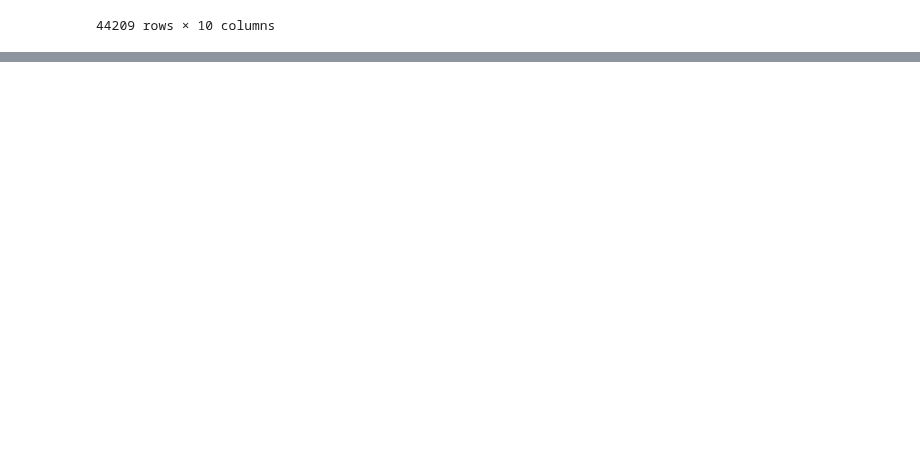
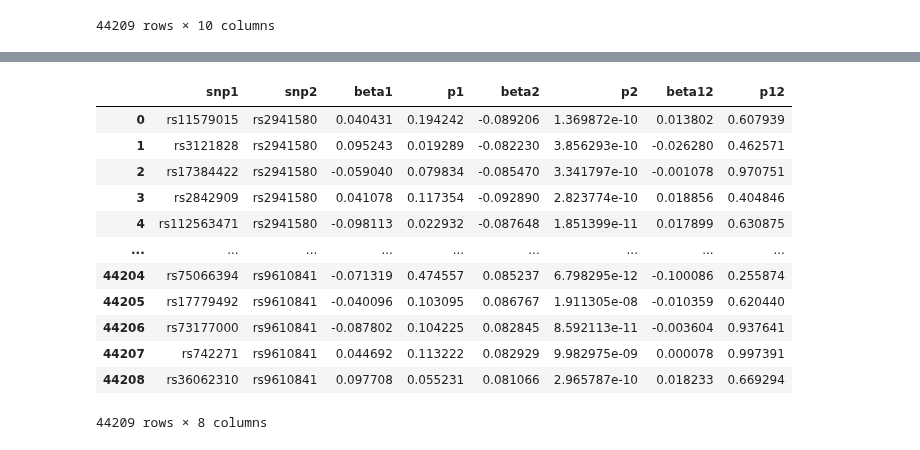
Before and after one commit to statgenetics/UKBB_GWAS_dev, a Jupyter notebook: analysis/regenie_interaction/interaction_python.ipynb, the cells around one changed output, grey strips where cells are left out. Drawn from its saved outputs; the diff is of its cells as text; code cells hidden in the pictures; blank space fills up the shorter version.

```diff
--- a/analysis/regenie_interaction/interaction_python.ipynb
+++ b/analysis/regenie_interaction/interaction_python.ipynb
@@ -4156,5 +4174,20 @@ interstat3.sort_values("p12_1").head(10)
 # %%
 interstat4 = interstat3.drop(["beta12_2","p12_2"],axis=1)
 interstat4 = interstat4.rename(columns={"beta12_1":"beta12","p12_1":"p12","beta1_1":"beta1","p1_2":"p2","beta1_2":"beta2"})
+interstat4 = interstat4[["snp1","snp2","beta1","p1","beta2","p2","beta12","p12"]]
 interstat4
+# %% [output]
+|  | snp1 | snp2 | beta1 | p1 | beta2 | p2 | beta12 | p12 |
+| 0 | rs11579015 | rs2941580 | 0.040431 | 0.194242 | -0.089206 | 1.369872e-10 | 0.013802 | 0.607939 |
+| 1 | rs3121828 | rs2941580 | 0.095243 | 0.019289 | -0.082230 | 3.856293e-10 | -0.026280 | 0.462571 |
+| 2 | rs17384422 | rs2941580 | -0.059040 | 0.079834 | -0.085470 | 3.341797e-10 | -0.001078 | 0.970751 |
+| 3 | rs2842909 | rs2941580 | 0.041078 | 0.117354 | -0.092890 | 2.823774e-10 | 0.018856 | 0.404846 |
+| 4 | rs112563471 | rs2941580 | -0.098113 | 0.022932 | -0.087648 | 1.851399e-11 | 0.017899 | 0.630875 |
+| ... | ... | ... | ... | ... | ... | ... | ... | ... |
+| 44204 | rs75066394 | rs9610841 | -0.071319 | 0.474557 | 0.085237 | 6.798295e-12 | -0.100086 | 0.255874 |
+| 44205 | rs17779492 | rs9610841 | -0.040096 | 0.103095 | 0.086767 | 1.911305e-08 | -0.010359 | 0.620440 |
+| 44206 | rs73177000 | rs9610841 | -0.087802 | 0.104225 | 0.082845 | 8.592113e-11 | -0.003604 | 0.937641 |
+| 44207 | rs742271 | rs9610841 | 0.044692 | 0.113222 | 0.082929 | 9.982975e-09 | 0.000078 | 0.997391 |
+| 44208 | rs36062310 | rs9610841 | 0.097708 | 0.055231 | 0.081066 | 2.965787e-10 | 0.018233 | 0.669294 |
+44209 rows × 8 columns
 # %%
```
Also changed, not shown: parts of 5 cells of this notebook.
